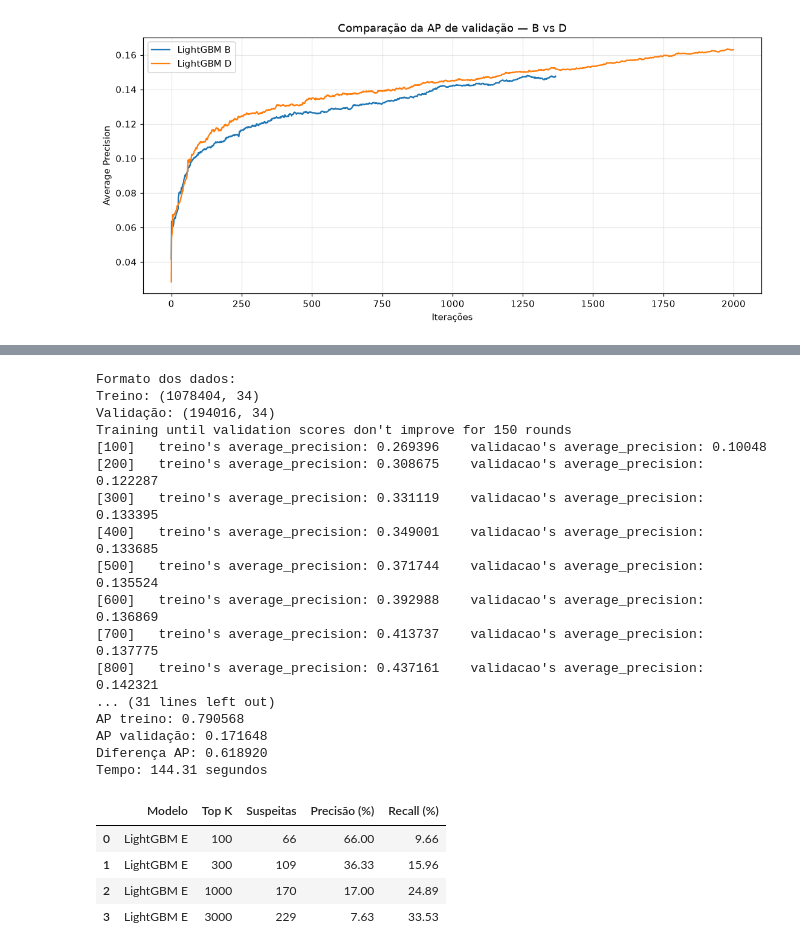
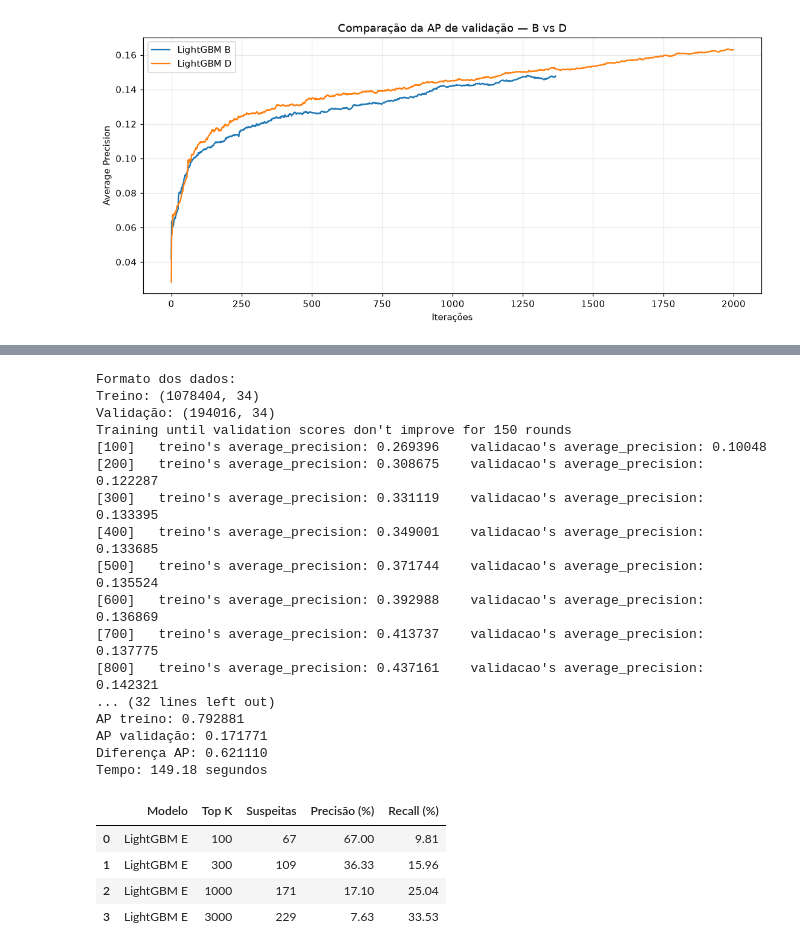
Before and after one commit to TCS-Financial-Bootcamp-Team/fraudradar, a Jupyter notebook: lab/FraudRadar_LightGBM.ipynb, the cells around one changed output, grey strips where cells are left out. Saved outputs shown, nothing was run; the diff lists cells and outputs as text; code cells hidden in the pictures.

Commit message:
Expand LightGBM experiments and optimization

```diff
--- a/lab/FraudRadar_LightGBM.ipynb
+++ b/lab/FraudRadar_LightGBM.ipynb
@@ -8291,7 +8447,7 @@ inicio_e = time.time()
 modelo_lgbm_e = lgb.train(
     params=params_lgbm_e,
     train_set=train_data_e,
-    num_boost_round=3000,
+    num_boost_round=5000,
     valid_sets=[train_data_e, valid_data_e],
     valid_names=["treino", "validacao"],
     callbacks=[
@@ -8345,39 +8501,39 @@ for k in [100, 300, 1000, 3000]:
     indices_top = np.argsort(scores_lgbm_e_val)[::-1][:k]
     suspeitas = int(y_val_e[indices_top].sum())
 
     resultados_e.append({
         "Modelo": "LightGBM E",
         "Top K": k,
         "Suspeitas": suspeitas,
         "Precisão (%)": round(suspeitas / k * 100, 2),
         "Recall (%)": round(
             suspeitas / total_suspeitas_val * 100, 2
         )
     })
 
 resultados_top_k_lgbm_e = pd.DataFrame(resultados_e)
 
 display(resultados_top_k_lgbm_e)
 # %% [output]
 Formato dos dados:
 Treino: (1078404, 34)
 Validação: (194016, 34)
 Training until validation scores don't improve for 150 rounds
 [100]   treino's average_precision: 0.269396    validacao's average_precision: 0.10048
 [200]   treino's average_precision: 0.308675    validacao's average_precision: 0.122287
 [300]   treino's average_precision: 0.331119    validacao's average_precision: 0.133395
 [400]   treino's average_precision: 0.349001    validacao's average_precision: 0.133685
 [500]   treino's average_precision: 0.371744    validacao's average_precision: 0.135524
 [600]   treino's average_precision: 0.392988    validacao's average_precision: 0.136869
 [700]   treino's average_precision: 0.413737    validacao's average_precision: 0.137775
 [800]   treino's average_precision: 0.437161    validacao's average_precision: 0.142321
-... (31 lines left out)
-AP treino: 0.790568
-AP validação: 0.171648
-Diferença AP: 0.618920
-Tempo: 144.31 segundos
+... (32 lines left out)
+AP treino: 0.792881
+AP validação: 0.171771
+Diferença AP: 0.621110
+Tempo: 149.18 segundos
 |  | Modelo | Top K | Suspeitas | Precisão (%) | Recall (%) |
-| 0 | LightGBM E | 100 | 66 | 66.00 | 9.66 |
+| 0 | LightGBM E | 100 | 67 | 67.00 | 9.81 |
 | 1 | LightGBM E | 300 | 109 | 36.33 | 15.96 |
-| 2 | LightGBM E | 1000 | 170 | 17.00 | 24.89 |
+| 2 | LightGBM E | 1000 | 171 | 17.10 | 25.04 |
 | 3 | LightGBM E | 3000 | 229 | 7.63 | 33.53 |
```
Also changed, not shown: parts of 29 cells of this notebook.
